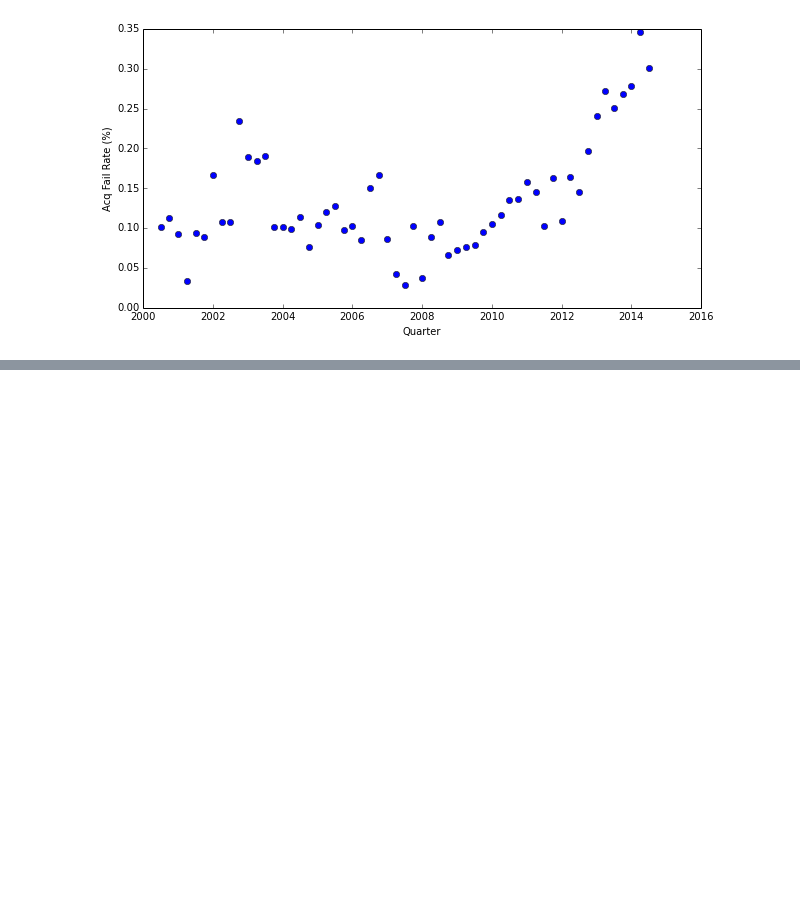
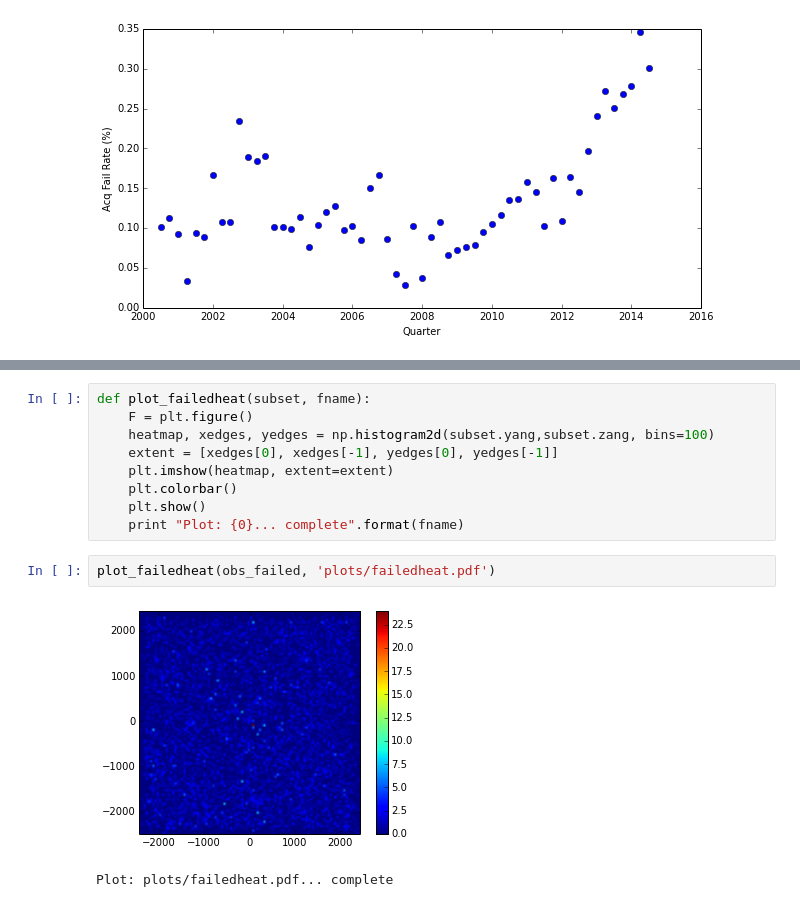
Before and after one commit to sot/aca_stats, a Jupyter notebook: dataexploration.ipynb, the cells around one changed output, grey strips where cells are left out. Cells and saved outputs as stored; diff of their text form; blank space fills up the shorter version.

```diff
--- a/dataexploration.ipynb
+++ b/dataexploration.ipynb
@@ -135,0 +161,14 @@ plot_failures(mag10, 'plots/mag10.pdf')
+# %%
+def plot_failedheat(subset, fname):
+    F = plt.figure()
+    heatmap, xedges, yedges = np.histogram2d(subset.yang,subset.zang, bins=100)
+    extent = [xedges[0], xedges[-1], yedges[0], yedges[-1]]
+    plt.imshow(heatmap, extent=extent)
+    plt.colorbar()
+    plt.show()
+    print "Plot: {0}... complete".format(fname)
+# %%
+plot_failedheat(obs_failed, 'plots/failedheat.pdf')
+# %% [output]
+[figure, added]
+Plot: plots/failedheat.pdf... complete
```
Also changed, not shown: parts of 9 cells of this notebook, 1 other file.
